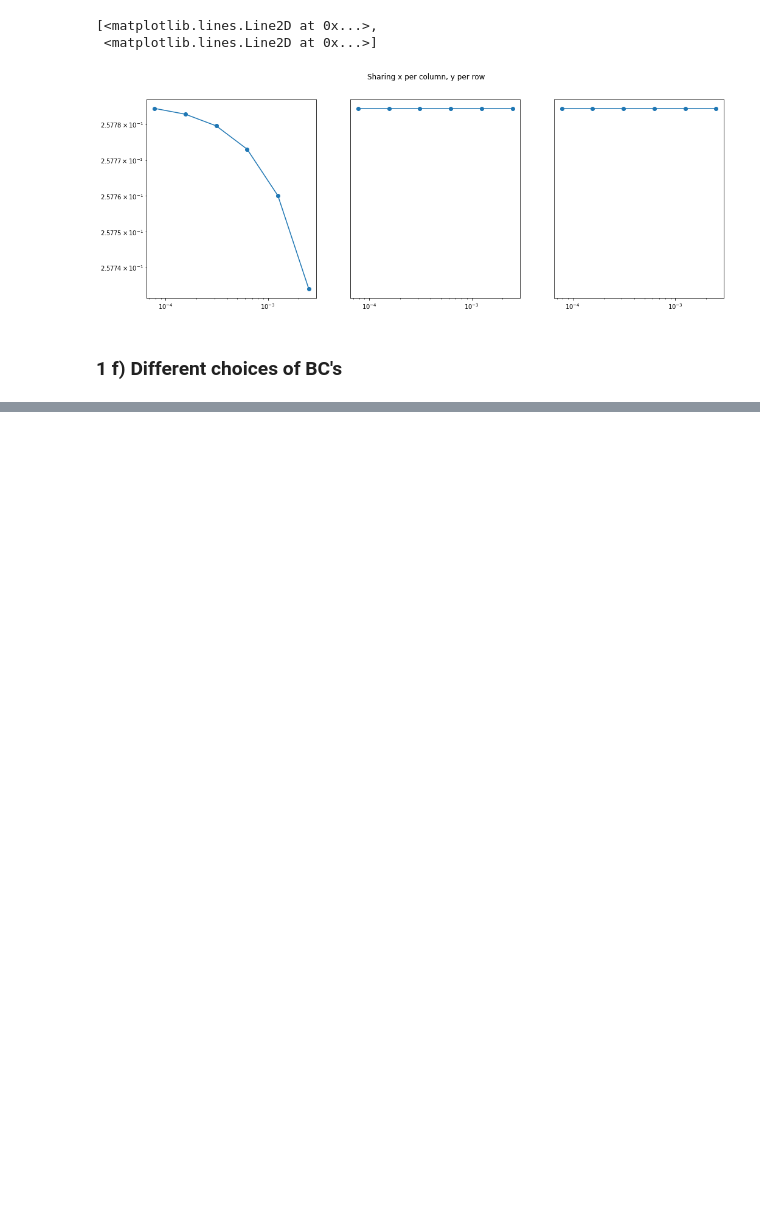
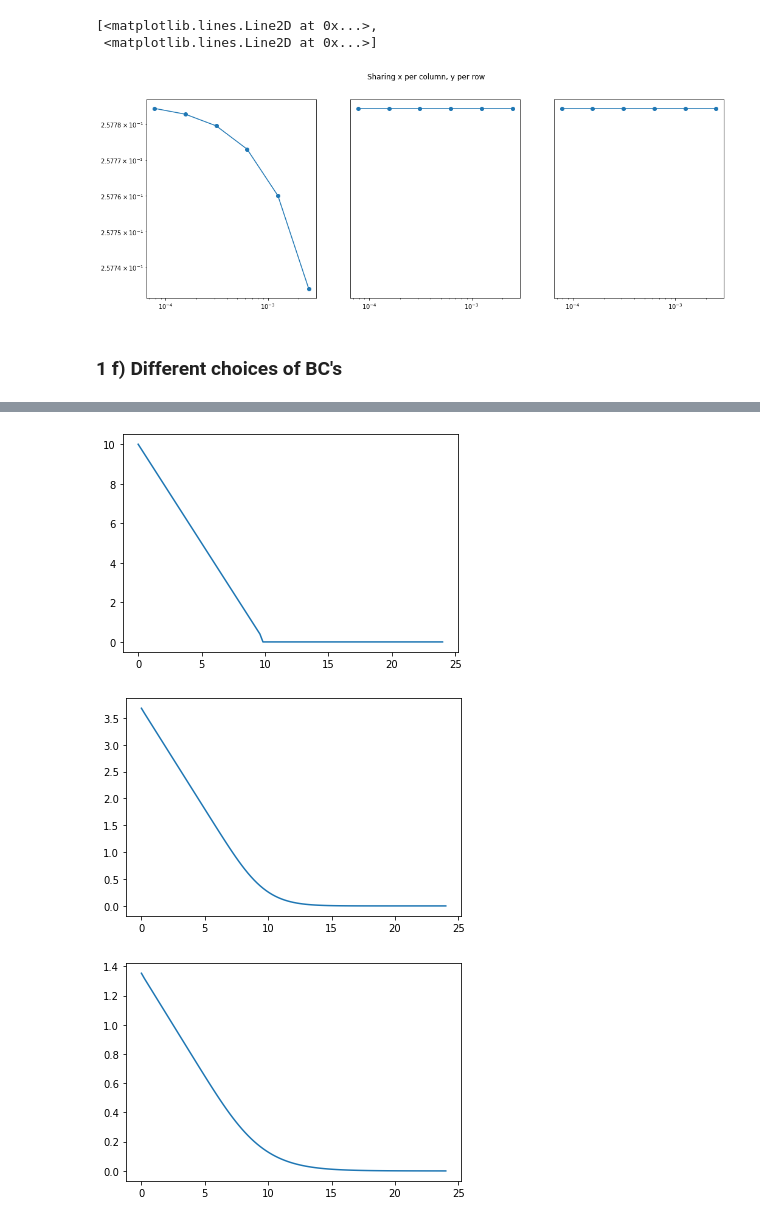
Before and after one commit to ulrikunneberg/NumDiff_prosjekt, a Jupyter notebook: Test.ipynb, the cells around one changed output, grey strips where cells are left out. Cells and saved outputs as stored; diff of their text form; code cells hidden in the pictures; blank space fills up the shorter version.

```diff
--- a/Test.ipynb
+++ b/Test.ipynb
@@ -31,12 +31,12 @@ def tridiag(lower, diag, upper, size):
 # %% [markdown]
 ### Initial Conditions function
 # %%
-def european_put(x):
+def european_put(x, R=R):
     europe=np.array(K_eur-x)
     europe[int((K_eur*M)/R):]=0
     return europe
 
-def butterfly(x):
+def butterfly(x, R=R):
     term1=np.array(x-K_but) #First term
     for i in range(len(term1)):
         term1[i] = max(term1[i], 0)
@@ -49,7 +49,7 @@ def butterfly(x):
     butterfly=term1-2*term2+term3
     return butterfly
 
-def binary(x):
+def binary(x, R=R):
     arr=np.ones(len(x))
     indices=np.where(x-K_bin<0)
     np.put(arr, indices, 0)
@@ -602,0 +644,11 @@ plot_three_solutions(v_exact, v_forward, v_CN, angle=-30, title1="nr1", title2="
+# %%
+plt.plot(np.linspace(0,R_eur, M+1) , u_check1[:,0])
+plt.show()
+plt.plot(np.linspace(0,R_eur, M+1), u_check1[:,500])
+plt.show()
+plt.plot(np.linspace(0,R_eur, M+1), u_check1[:,-1])
+plt.show()
+# %% [output]
+[figure, added]
+[figure, added]
+[figure, added]
```
Also changed, not shown: parts of 14 cells of this notebook.
